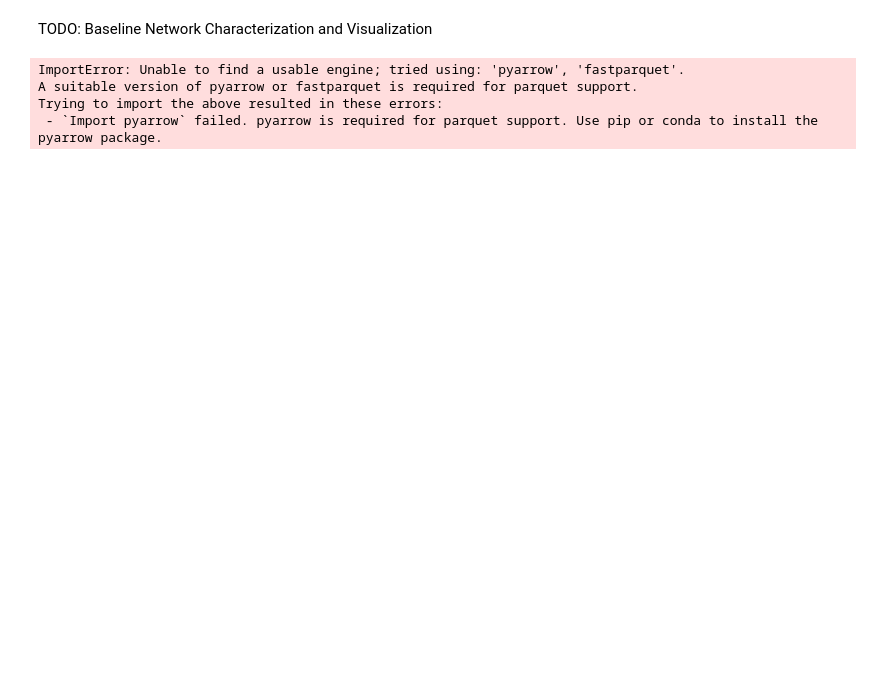
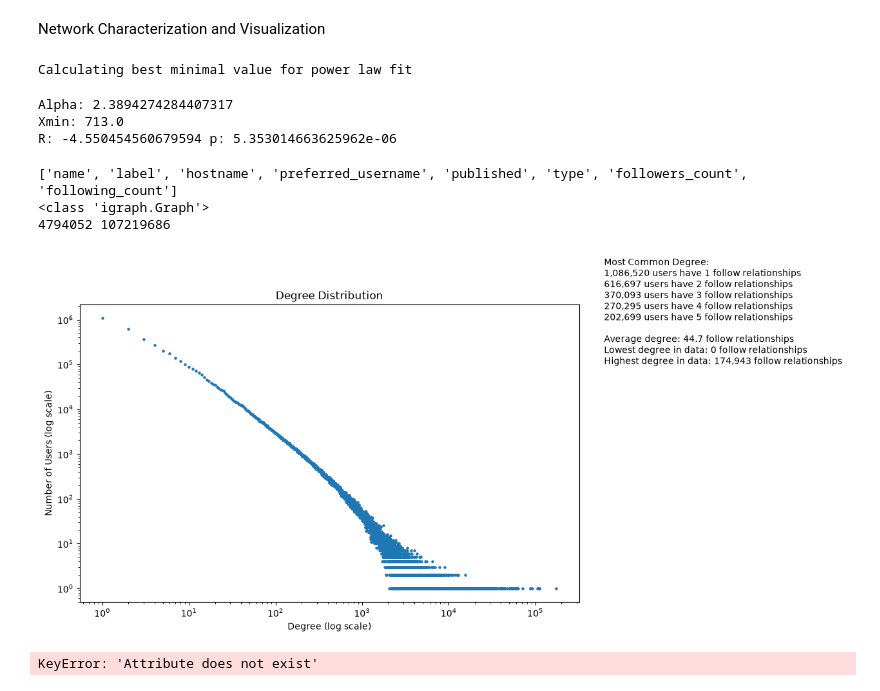
Before and after one commit to pub-crawler/pub-crawler, a Jupyter notebook: pub-crawler-data-analysis/notebooks/baseline_network_characterization.ipynb, the cells around one changed output. Saved outputs shown, nothing was run; the diff lists cells and outputs as text; code cells hidden in the pictures; blank space fills up the shorter version.

```diff
--- a/pub-crawler-data-analysis/notebooks/baseline_network_characterization.ipynb
+++ b/pub-crawler-data-analysis/notebooks/baseline_network_characterization.ipynb
@@ -1,5 +1,5 @@
 # %% [markdown]
-TODO: Baseline Network Characterization and Visualization
+Network Characterization and Visualization
 # %%
 # import libraries
 import sys
@@ -20,8 +21,8 @@ from median_degree_by_depth import median_degree_by_depth
 from top_n_no_share_hostnames import no_share_hostnames
 # %%
 # Fit Degrees to Power Law
-nodes = r"\MIRM-CS8803-O23-Final-Project\data_sample_snapshots\snapshot-2026-07-04-030017-nodes.parquet"
-edges = r"\MIRM-CS8803-O23-Final-Project\data_sample_snapshots\snapshot-2026-07-04-030017-edges.parquet"
+nodes = r"../../data_sample_snapshots/snapshot-2026-07-04-030017-nodes.parquet"
+edges = r"../../data_sample_snapshots/snapshot-2026-07-04-030017-edges.parquet"
 
 fits = fit_degrees_to_power_law_files(nodes, edges)
 
@@ -29,13 +30,69 @@ print("Alpha:", fits["in"]["alpha"])
 print("Xmin:", fits["in"]["xmin"])
 print("R:", fits["in"]["R"], "p:", fits["in"]["p"])
 # %% [output]
-ImportError: Unable to find a usable engine; tried using: 'pyarrow', 'fastparquet'.
-A suitable version of pyarrow or fastparquet is required for parquet support.
-Trying to import the above resulted in these errors:
- - `Import pyarrow` failed. pyarrow is required for parquet support. Use pip or conda to install the pyarrow package.
+Calculating best minimal value for power law fit
+Alpha: 2.3894274284407317
+Xmin: 713.0
+R: -4.550454560679594 p: 5.353014663625962e-06
 # %%
 # Load graph once for downstream EDA
 G = load_graph(nodes, edges)
+# %%
+# Inspect graph elements
+print(G.vs.attributes())
+print(type(G))
+print(G.vcount(), G.ecount())
+# %% [output]
+['name', 'label', 'hostname', 'preferred_username', 'published', 'type', 'followers_count', 'following_count']
+<class 'igraph.Graph'>
+4794052 107219686
+# %%
+# Degree Distribution
+# Example Reference: https://networkx.org/documentation/networkx-2.5/auto_examples/drawing/plot_degree_histogram.html :)
+
+from collections import Counter
+
+degrees = G.degree()
+degree_count = Counter(degrees)
+
+degree = list(degree_count.keys())
+count = list(degree_count.values())
+
+plt.figure(figsize=(10, 6))
+plt.scatter(degree, count, s=5)
+
+plt.xscale("log")
+plt.yscale("log")
+
+plt.title("Degree Distribution")
+plt.xlabel("Degree (log scale)")
+plt.ylabel("Number of Users (log scale)")
+
+# Side bar with top degrees
+# Feel like this could become a bar chart or something, but for now just a text box with the top 5 degrees and their counts
+text = "Most Common Degree:\n"
+
+for degree, users in degree_count.most_common(5): # left it at 5 to begin
+    text += f"{users:,} users have {degree} follow relationships\n"
+
+# Average Degree plus highests/lowest degrees- idk if this does anything for us because I assume "Median Degree by Depth Distribution" is a better metric???
+average_degree = sum(G.degree()) / G.vcount()
+lowest_degree = min(degrees)
+highest_degree = max(degrees)
+
+text += f"\nAverage degree: {average_degree:.1f} follow relationships"
+text += f"\nLowest degree in data: {lowest_degree} follow relationships"
+text += f"\nHighest degree in data: {highest_degree:,} follow relationships"
+
+plt.text(
+    1.05, 0.8,
+    text,
+    transform=plt.gca().transAxes
+)
+
+plt.show()
+# %% [output]
+[figure, added]
 # %%
 # Median Degree by Depth Distribution
 dbd = median_degree_by_depth(G)
@@ -49,6 +106,8 @@ plt.ylabel("Median Degree")
 plt.title("Network Resilience: Median Degree by Depth")
 plt.grid(axis='y', alpha=0.3)
 plt.show()
+# %% [output]
+KeyError: 'Attribute does not exist'
 # %%
 # Isolated Hostnames Mapping
 isolated_hosts = no_share_hostnames(G)
```
Also changed, not shown: parts of 1 cell of this notebook, 6 other files.
